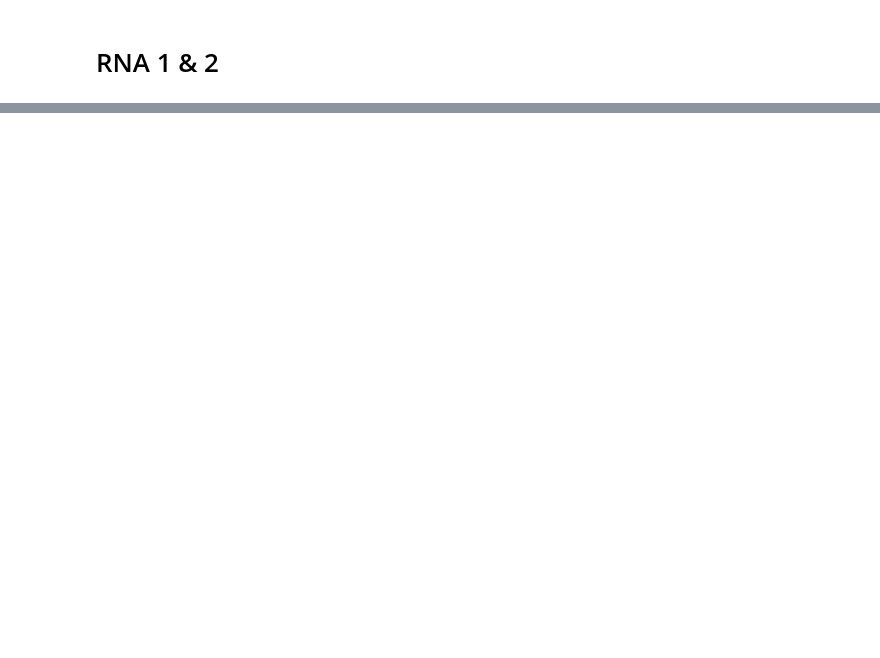
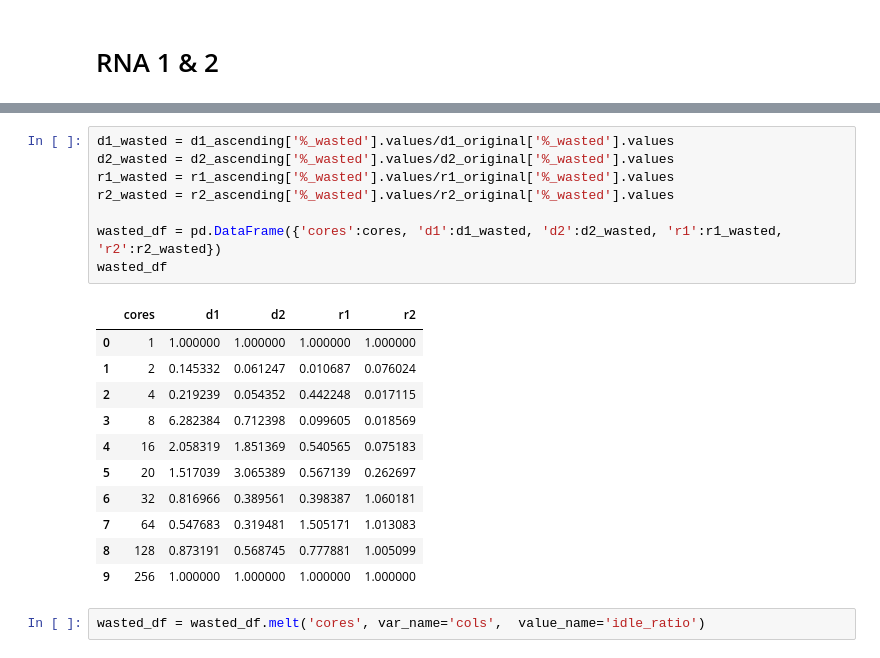
Before and after one commit to AndrewPaulLund/cs205project, a Jupyter notebook: notebooks/simulation_load_balance_plots.ipynb, the cells around one changed output, grey strips where cells are left out. Drawn from its saved outputs; the diff is of its cells as text; blank space fills up the shorter version.

```diff
--- a/notebooks/simulation_load_balance_plots.ipynb
+++ b/notebooks/simulation_load_balance_plots.ipynb
@@ -231,0 +210,22 @@ sns.despine();
+# %%
+d1_wasted = d1_ascending['%_wasted'].values/d1_original['%_wasted'].values
+d2_wasted = d2_ascending['%_wasted'].values/d2_original['%_wasted'].values
+r1_wasted = r1_ascending['%_wasted'].values/r1_original['%_wasted'].values
+r2_wasted = r2_ascending['%_wasted'].values/r2_original['%_wasted'].values
+
+wasted_df = pd.DataFrame({'cores':cores, 'd1':d1_wasted, 'd2':d2_wasted, 'r1':r1_wasted, 'r2':r2_wasted})
+wasted_df
+# %% [output]
+|  | cores | d1 | d2 | r1 | r2 |
+| 0 | 1 | 1.000000 | 1.000000 | 1.000000 | 1.000000 |
+| 1 | 2 | 0.145332 | 0.061247 | 0.010687 | 0.076024 |
+| 2 | 4 | 0.219239 | 0.054352 | 0.442248 | 0.017115 |
+| 3 | 8 | 6.282384 | 0.712398 | 0.099605 | 0.018569 |
+| 4 | 16 | 2.058319 | 1.851369 | 0.540565 | 0.075183 |
+| 5 | 20 | 1.517039 | 3.065389 | 0.567139 | 0.262697 |
+| 6 | 32 | 0.816966 | 0.389561 | 0.398387 | 1.060181 |
+| 7 | 64 | 0.547683 | 0.319481 | 1.505171 | 1.013083 |
+| 8 | 128 | 0.873191 | 0.568745 | 0.777881 | 1.005099 |
+| 9 | 256 | 1.000000 | 1.000000 | 1.000000 | 1.000000 |
+# %%
+wasted_df = wasted_df.melt('cores', var_name='cols',  value_name='idle_ratio')
```
Also changed, not shown: parts of 9 cells of this notebook, 15 other files.
